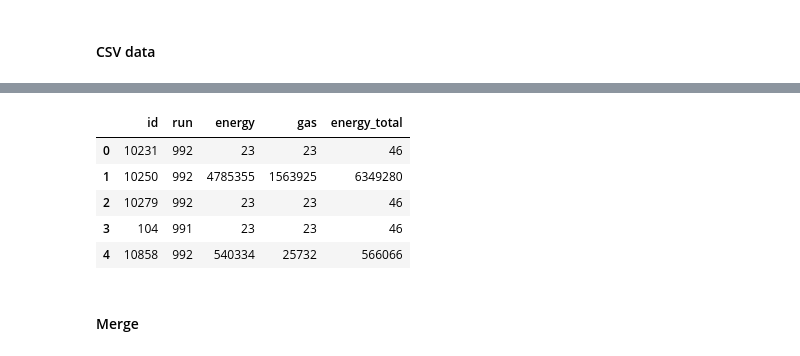
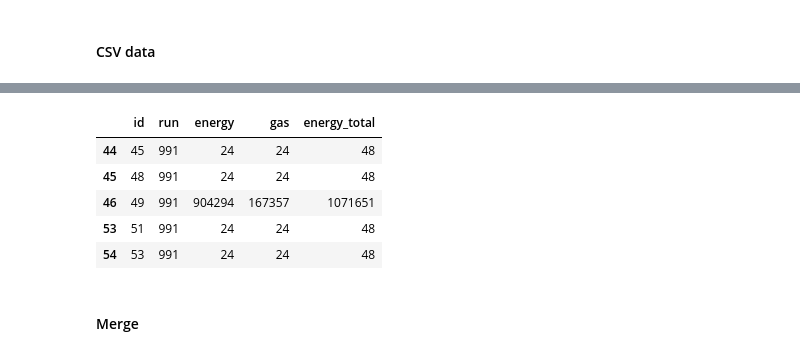
Before and after one commit to brilerner/SMC-2020, a Jupyter notebook: code/MORPH AREAS.ipynb, the cells around one changed output, grey strips where cells are left out. Saved outputs shown, nothing was run; the diff lists cells and outputs as text; code cells hidden in the pictures.

```diff
--- a/code/MORPH AREAS.ipynb
+++ b/code/MORPH AREAS.ipynb
@@ -134,7 +166,12 @@ from collections import defaultdict
 main = next(data_dir().rglob('analysis'))
 # %%
 store = defaultdict(list)
+i = 0
 for folder in list(main.iterdir()):
+
+#     if i > 1:
+#         break
+
     if 'DS' in folder.name:
         continue
     real_id = int(folder.name[:-3])
@@ -143,9 +180,10 @@ for folder in list(main.iterdir()):
     store['run'].append(run)
     for file in folder.iterdir():
         csv_df = pd.read_csv(file)
-        val_sum = int(csv_df.value.sum())
+        val_sum = int(round(csv_df.iloc[0,1]))
         if 'energy' in file.name:
             store['energy'].append(val_sum)
         if 'gas' in file.name:
             store['gas'].append(val_sum)
+    i += 1
 cdf = pd.DataFrame(store)
@@ -152,14 +199,14 @@ cdf = pd.DataFrame(store)
 # %%
 cdf['energy_total'] = cdf.energy + cdf.gas
 # %%
-cdf.head()
+cdf.sort_values('id').head()
 # %% [output]
 |  | id | run | energy | gas | energy_total |
-| 0 | 10231 | 992 | 23 | 23 | 46 |
-| 1 | 10250 | 992 | 4785355 | 1563925 | 6349280 |
-| 2 | 10279 | 992 | 23 | 23 | 46 |
-| 3 | 104 | 991 | 23 | 23 | 46 |
-| 4 | 10858 | 992 | 540334 | 25732 | 566066 |
+| 44 | 45 | 991 | 24 | 24 | 48 |
+| 45 | 48 | 991 | 24 | 24 | 48 |
+| 46 | 49 | 991 | 904294 | 167357 | 1071651 |
+| 53 | 51 | 991 | 24 | 24 | 48 |
+| 54 | 53 | 991 | 24 | 24 | 48 |
 # %% [markdown]
 #### Merge
 # %%
```
Also changed, not shown: parts of 10 cells of this notebook, 4 other files.
